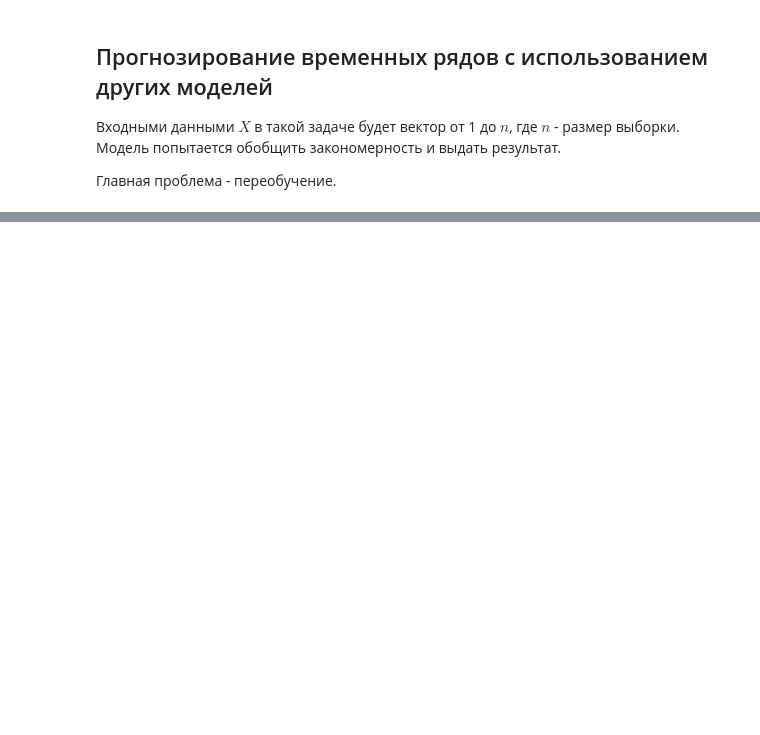
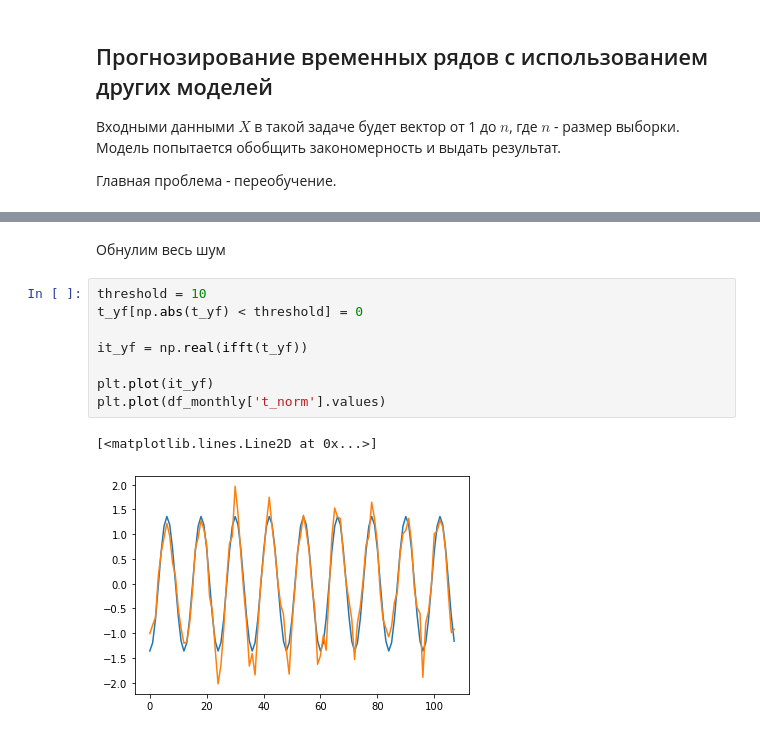
Before and after one commit to svkov/ml-course-brunoyam, a Jupyter notebook: 09-time-series.ipynb, the cells around one changed output, grey strips where cells are left out. Drawn from its saved outputs; the diff is of its cells as text; blank space fills up the shorter version.

```diff
--- a/09-time-series.ipynb
+++ b/09-time-series.ipynb
@@ -214,0 +265,13 @@ from statsmodels.tsa.api import VAR
+# %% [markdown]
+Обнулим весь шум
+# %%
+threshold = 10
+t_yf[np.abs(t_yf) < threshold] = 0
+
+it_yf = np.real(ifft(t_yf))
+
+plt.plot(it_yf)
+plt.plot(df_monthly['t_norm'].values)
+# %% [output]
+[<matplotlib.lines.Line2D at 0x...>]
+[figure, added]
```
Also changed, not shown: parts of 27 cells of this notebook.
